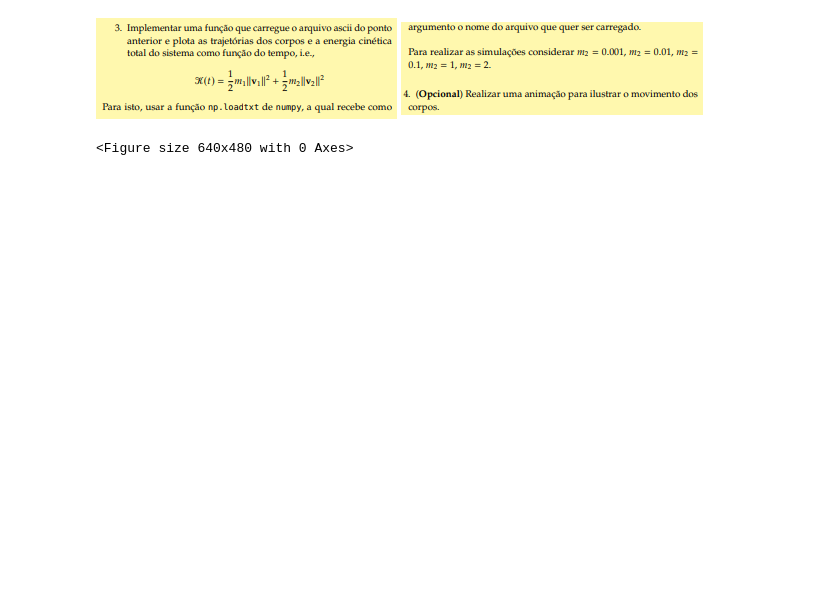
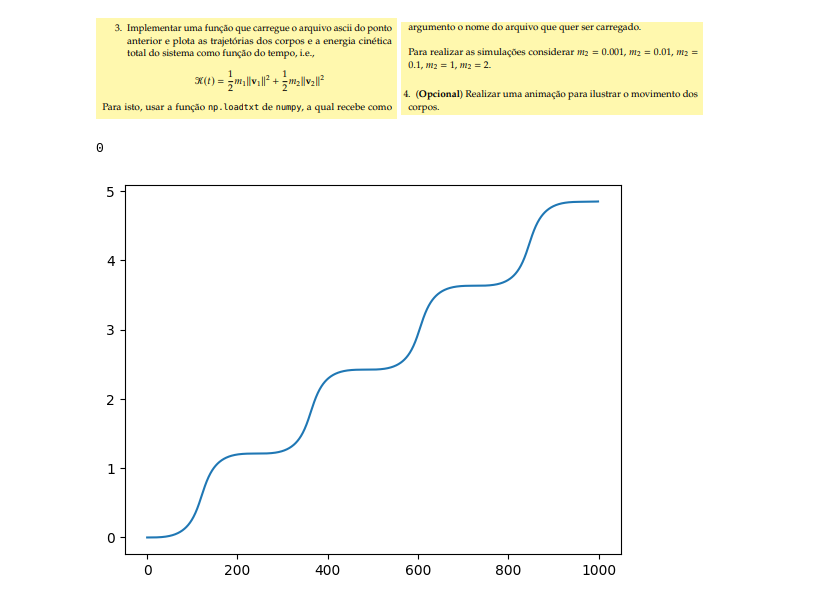
Before and after one commit to matncb/fund-prog, a Jupyter notebook: lista4/sistema_dinamico/main.ipynb, the cells around one changed output. Cells and saved outputs as stored; diff of their text form; code cells hidden in the pictures; blank space fills up the shorter version.

```diff
--- a/lista4/sistema_dinamico/main.ipynb
+++ b/lista4/sistema_dinamico/main.ipynb
@@ -16,13 +16,13 @@ def iteracao(S1, S2, P, delta_t):
     gamma, m1, m2 = P
 
     #calcula acelerações pela segunda lei de newton
-    a1 = gamma*m1*m2 * (r2-r1)/np.linalg.norm(r2-r1)
+    a1 = gamma*m1*m2 * (r2-r1)/(np.linalg.norm(r2-r1)**3)
     a2 = -a1 #terceira lei de newton
 
     r1_new = r1 + v1*delta_t + (1/2)*a1*delta_t**2
     r2_new = r2 + v2*delta_t + (1/2)*a2*delta_t**2
 
-    a1_new = gamma*m1*m2 * (r2_new - r1_new)/np.linalg.norm(r2_new-r1_new)
+    a1_new = gamma*m1*m2 * (r2_new - r1_new)/(np.linalg.norm(r2_new-r1_new)**3)
     a2_new = -a1_new
 
     v1_new = v1 + (1/2)*(a1 + a1_new)*delta_t
@@ -78,6 +78,8 @@ def reader(filename, P, ani = False):
     t, x1, y1, x1_dot, y1_dot, x2, y2, x2_dot, y2_dot = np.loadtxt(filename) #carrega os arquivos
     gamma, m1, m2 = P
 
+    plt.plot(x1_dot)
+    return 0
     #faz o plot da trajetória
     plt.clf()
     plt.plot(x1,y1, label = "1")
@@ -107,16 +109,17 @@ def reader(filename, P, ani = False):
     plt.clf()
 
     if ani:
+
         #faz e salva animação da trajetória
-        animate = lambda i: ln1.set_data([x1[i], x2[i]], [y1[i], y2[i]])
+        animate = lambda frame: ln1.set_data([x1[frame], x2[frame]], [y1[frame], y2[frame]])
         fig, ax = plt.subplots(1,1, figsize=(8,8))
         ax.grid()
 
-        ln1, = plt.plot([], [], 'ro', lw=3, markersize=6)
-        ax.set_ylim(-2, 2)
-        ax.set_xlim(-2,2)
-        ani = animation.FuncAnimation(fig, animate, frames=len(t))
-        ani.save('plan.gif',writer='pillow')
+        ln1, = ax.plot([], [], 'ro', lw=3, markersize=6)
+        ax.set_xlim(-0.5, 1.5)
+        ax.set_ylim(-1.25,1.25)
+        ani = animation.FuncAnimation(fig, animate, frames=len(t), interval = 20) #valores muito baixos de intervalos quebram a animação e não funciona
+        ani.save('animacao.gif',writer='pillow')
 # %% [markdown]
 ![image.png](attachment:image.png)
 # %% [markdown]
@@ -127,9 +130,10 @@ def reader(filename, P, ani = False):
 # %%
 P = (1,1,1)
 S1 = np.array([[0,0], [0,0]])
 S2 = np.array([[1,0], [0,1]])
 
 solver(S1, S2, P)
-reader("solucao.txt", P)
+reader("solucao.txt", P, ani=False)
 # %% [output]
-<Figure size 640x480 with 0 Axes>
+0
+[figure, added]
```
Also changed, not shown: 6 other files.
